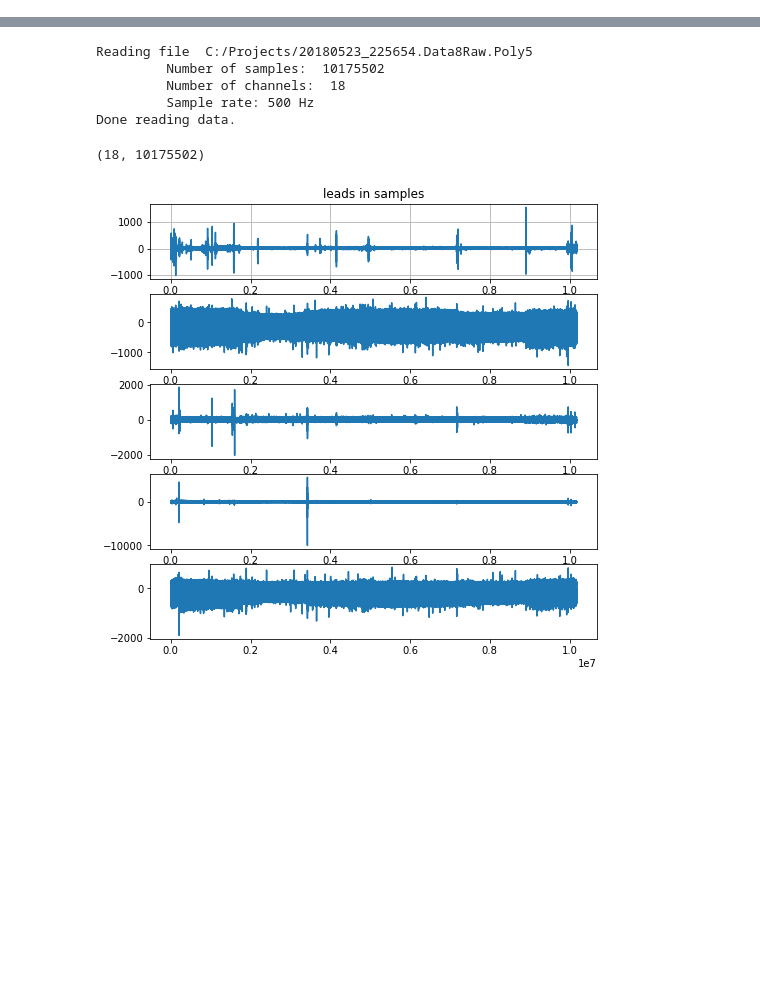
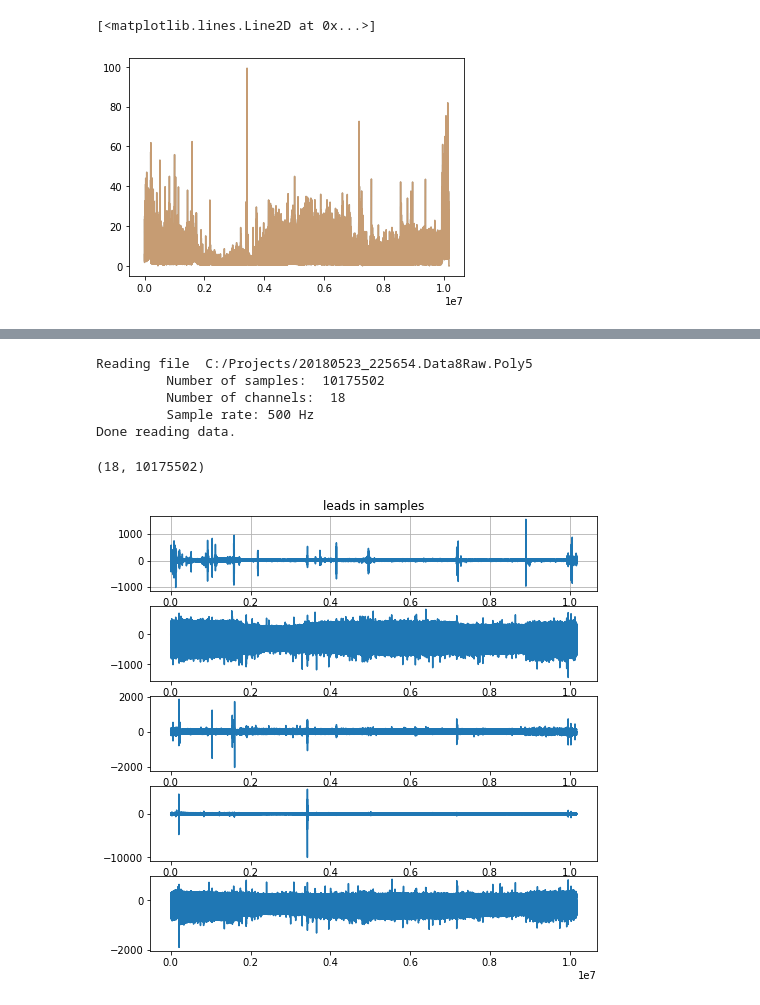
Before and after one commit to ReSurfEMG/ReSurfEMG, a Jupyter notebook: open_work/file_reading.ipynb, the cells around one changed output, grey strips where cells are left out. Drawn from its saved outputs; the diff is of its cells as text; code cells hidden in the pictures; blank space fills up the shorter version.

```diff
--- a/open_work/file_reading.ipynb
+++ b/open_work/file_reading.ipynb
@@ -26,0 +34,6 @@ new_emg_different = 'C:/Projects/20180523_225654.Data8Raw.Poly5'
+# %%
+plt.plot(data_samples[10], alpha = 0.5)
+plt.plot(data_samples[11], alpha = 0.5)
+# %% [output]
+[<matplotlib.lines.Line2D at 0x...>]
+[figure, added]
```
Also changed, not shown: parts of 28 cells of this notebook, 2 other files.
